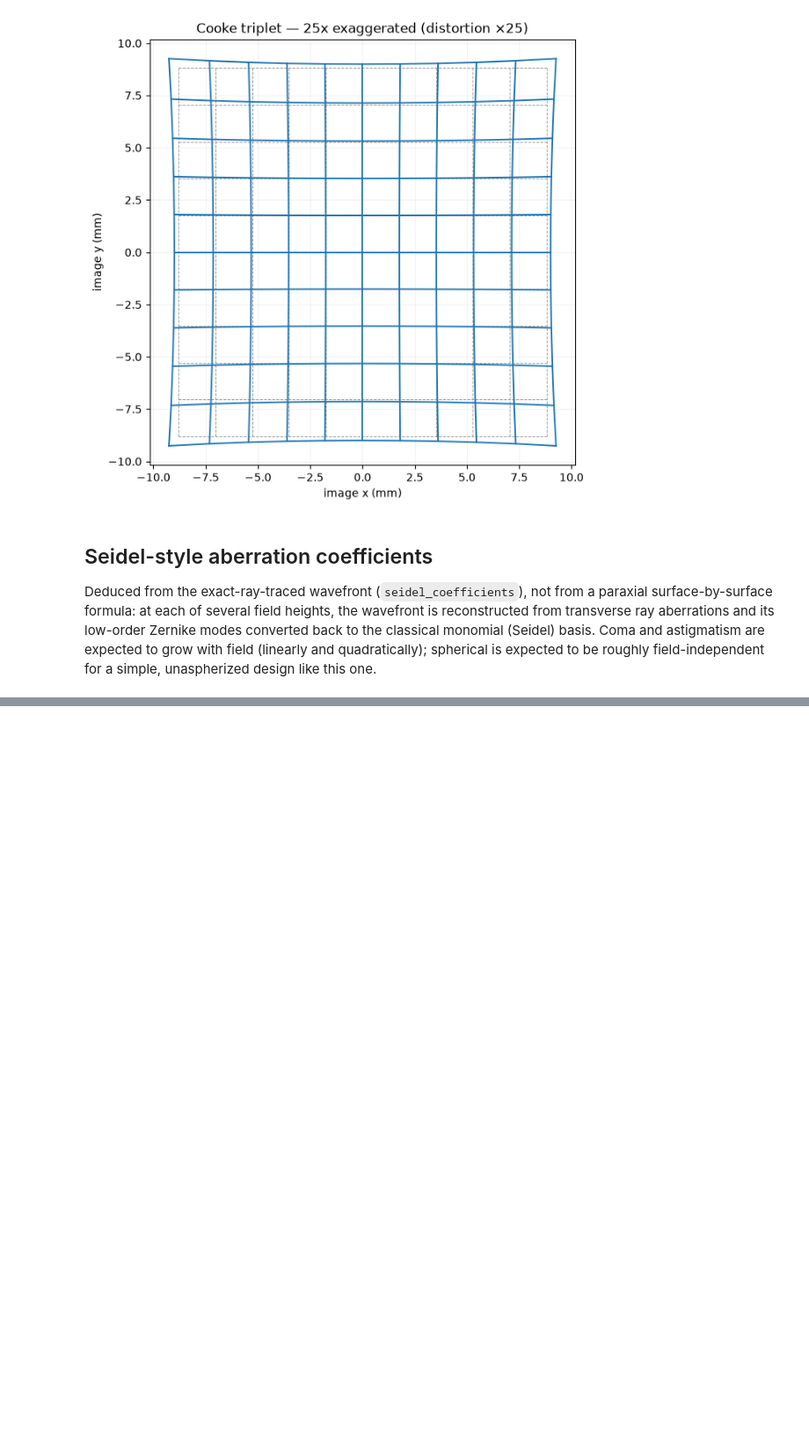
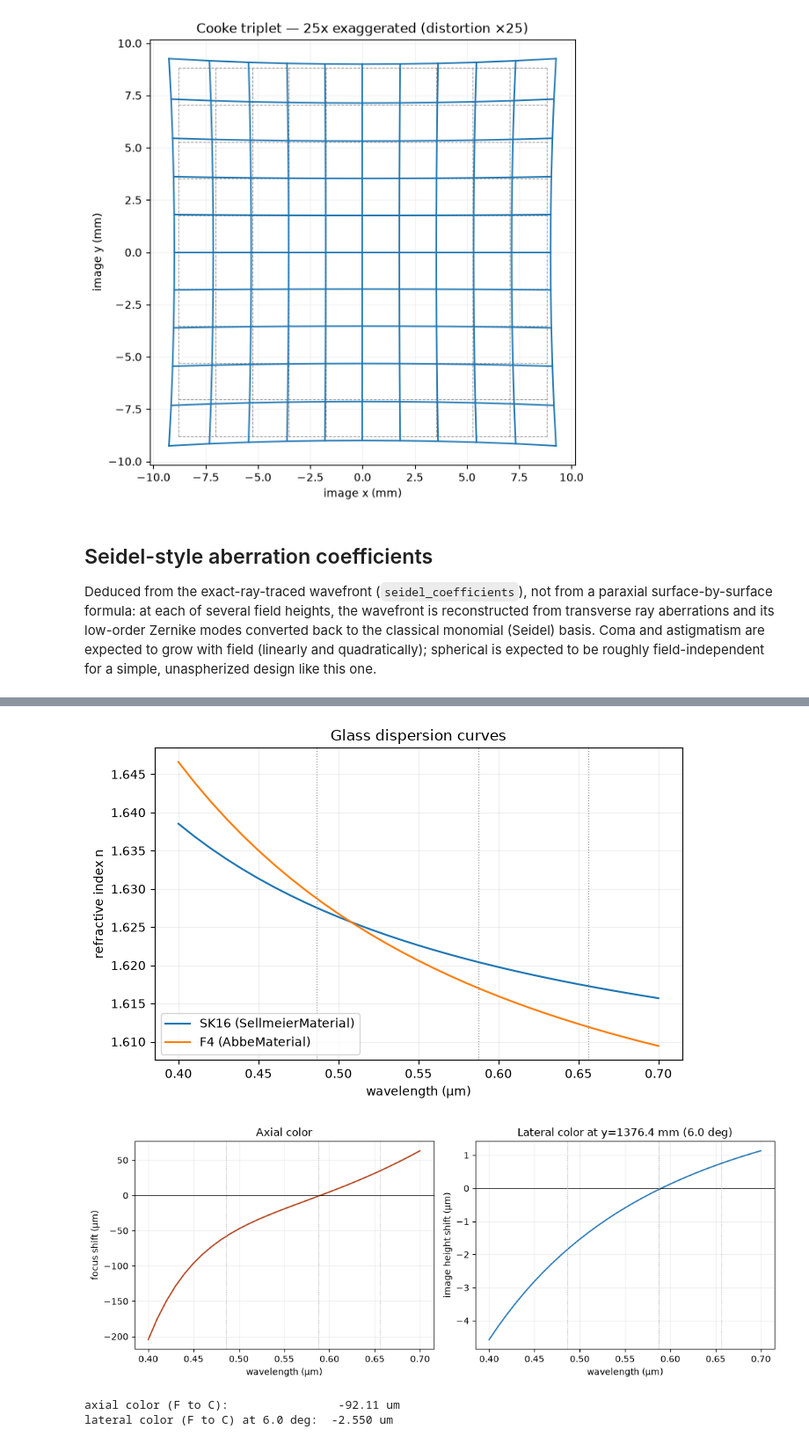
Before and after one commit to blancusjh/geometrical-raytracer, a Jupyter notebook: examples/notebooks/cooke_triplet.ipynb, the cells around one changed output, grey strips where cells are left out. Shown at 88% size. Cells and saved outputs as stored; diff of their text form; code cells hidden in the pictures; blank space fills up the shorter version.

```diff
--- a/examples/notebooks/cooke_triplet.ipynb
+++ b/examples/notebooks/cooke_triplet.ipynb
@@ -227,0 +203,50 @@ lateral color vs. d-line at 6 deg field (um): [-1.818  0.     0.787]
+# %%
+from raytracer.analysis import axial_color, lateral_color
+from raytracer.core.materials import default_materials
+
+WAVELENGTHS_UM = np.linspace(0.40, 0.70, 31)
+F_LINE, D_LINE, C_LINE = 0.48613, 0.58756, 0.65627
+
+materials = default_materials()
+fig, ax = plt.subplots(figsize=(7, 4.5))
+for name in (('SK16', 'F4')):
+    glass = materials.resolve(name)
+    n = [glass.index(wl) for wl in WAVELENGTHS_UM]
+    ax.plot(WAVELENGTHS_UM, n, "-", label=f"{name} ({type(glass).__name__})")
+for wl, label in [(F_LINE, "F"), (D_LINE, "d"), (C_LINE, "C")]:
+    ax.axvline(wl, color="#999999", ls=":", lw=0.8)
+ax.set(xlabel="wavelength (µm)", ylabel="refractive index n", title="Glass dispersion curves")
+ax.legend()
+ax.grid(alpha=0.2)
+fig.tight_layout()
+plt.show()
+
+ac = axial_color(system, WAVELENGTHS_UM, reference_wavelength_um=D_LINE)
+y_field = np.abs(conjugate.object_z) * np.tan(np.deg2rad(6.0))
+lc = lateral_color(system, WAVELENGTHS_UM, field_height_mm=y_field, reference_wavelength_um=D_LINE)
+
+fig, axes = plt.subplots(1, 2, figsize=(11, 4.2))
+axes[0].plot(WAVELENGTHS_UM, ac.focus_shift_mm * 1e3, "-", color="#b3421b")
+axes[0].axhline(0, color="black", lw=0.7)
+axes[1].plot(WAVELENGTHS_UM, lc.lateral_color_um, "-", color="#2878b5")
+axes[1].axhline(0, color="black", lw=0.7)
+for ax, title, ylabel in [
+    (axes[0], "Axial color", "focus shift (µm)"),
+    (axes[1], f"Lateral color at y={y_field:.1f} mm (6.0 deg)", "image height shift (µm)"),
+]:
+    for wl in (F_LINE, D_LINE, C_LINE):
+        ax.axvline(wl, color="#999999", ls=":", lw=0.8)
+    ax.set(xlabel="wavelength (µm)", ylabel=ylabel, title=title)
+    ax.grid(alpha=0.2)
+fig.tight_layout()
+plt.show()
+
+f_idx = int(np.argmin(np.abs(WAVELENGTHS_UM - F_LINE)))
+c_idx = int(np.argmin(np.abs(WAVELENGTHS_UM - C_LINE)))
+print(f"axial color (F to C):                {(ac.focus_shift_mm[f_idx] - ac.focus_shift_mm[c_idx]) * 1e3:+.2f} um")
+print(f"lateral color (F to C) at 6.0 deg:  {(lc.lateral_color_um[f_idx] - lc.lateral_color_um[c_idx]):+.3f} um")
+# %% [output]
+[figure, added]
+[figure, added]
+axial color (F to C):                -92.11 um
+lateral color (F to C) at 6.0 deg:  -2.550 um
```
Also changed, not shown: parts of 5 cells of this notebook, 4 other files.
